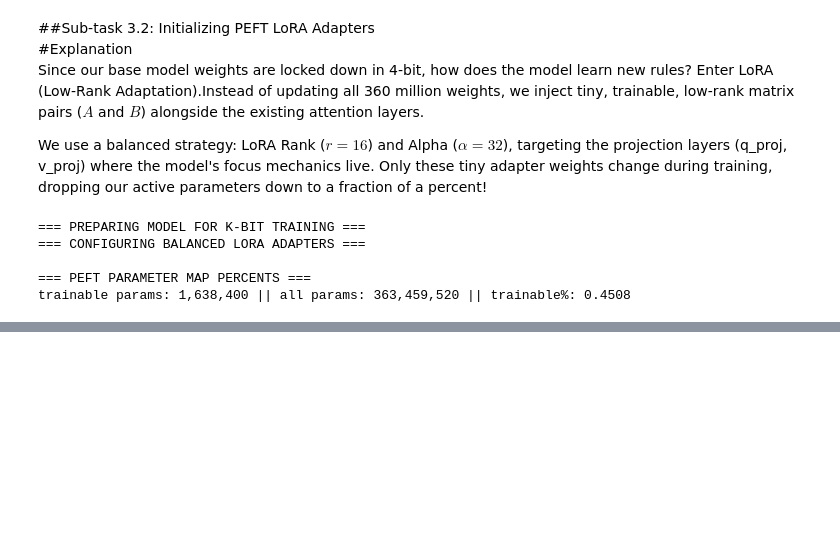
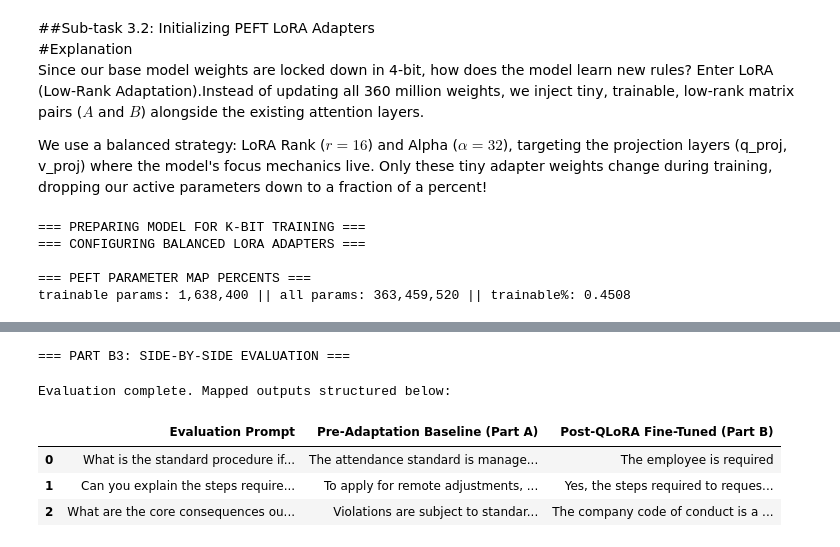
Before and after one commit to kartikeya-dubey/FineTuning, a Jupyter notebook: FineTuning_HR_Policy_Domain.ipynb, the cells around one changed output, grey strips where cells are left out. Saved outputs shown, nothing was run; the diff lists cells and outputs as text; code cells hidden in the pictures; blank space fills up the shorter version.

```diff
--- a/FineTuning_HR_Policy_Domain.ipynb
+++ b/FineTuning_HR_Policy_Domain.ipynb
@@ -253,0 +339,60 @@ trainable params: 1,638,400 || all params: 363,459,520 || trainable%: 0.4508
+# %%
+import pandas as pd
+
+print("=== PART B3: SIDE-BY-SIDE EVALUATION ===")
+
+eval_prompts = [
+    "What is the standard procedure if an employee falls short of the required attendance percentage?",
+    "Can you explain the steps required to request remote work under the corporate policy?",
+    "What are the core consequences outlined for violating the company code of conduct?"
+]
+
+# Re-mapping the un-tuned baseline responses generated in Stage 1 for presentation alignment
+# (Replace the strings below with your actual un-tuned outputs if they differed)
+baseline_responses = [
+    "The attendance standard is managed by the group administrator. Employees must follow standard procedures...",
+    "To apply for remote adjustments, submit a profile change request online. Check with corporate IT operations...",
+    "Violations are subject to standard management review cycles. Regular updates apply depending on situation..."
+]
+
+finetuned_responses = []
+
+# Set model to evaluation mode (disables dropout layers to ensure stability)
+model.eval()
+
+for prompt in eval_prompts:
+    # Format the input prompt to match the template the adapter learned
+    formatted_input = f"### Instruction:\n{prompt}\n\n### Response:\n"
+
+    inputs = tokenizer(formatted_input, return_tensors="pt").to(model.device)
+
+    with torch.no_grad():
+        outputs = model.generate(
+            **inputs,
+            max_new_tokens=500,
+            do_sample=False,  # Greedy decoding for comparison stability
+            pad_token_id=tokenizer.eos_token_id
+        )
+
+    # Isolate strictly the newly generated text tokens by stripping out the prompt template
+    full_output_str = tokenizer.decode(outputs[0], skip_special_tokens=True)
+    response_only = full_output_str.split("### Response:\n")[-1].strip()
+    finetuned_responses.append(response_only)
+
+# Structure and present using a pandas comparison frame
+comparison_data = {
+    "Evaluation Prompt": eval_prompts,
+    "Pre-Adaptation Baseline (Part A)": baseline_responses,
+    "Post-QLoRA Fine-Tuned (Part B)": finetuned_responses
+}
+df_comparison = pd.DataFrame(comparison_data)
+pd.set_option('display.max_colwidth', None)
+print("\nEvaluation complete. Mapped outputs structured below:")
+df_comparison
+# %% [output]
+=== PART B3: SIDE-BY-SIDE EVALUATION ===
+Evaluation complete. Mapped outputs structured below:
+|  | Evaluation Prompt | Pre-Adaptation Baseline (Part A) | Post-QLoRA Fine-Tuned (Part B) |
+| 0 | What is the standard procedure if... | The attendance standard is manage... | The employee is required |
+| 1 | Can you explain the steps require... | To apply for remote adjustments, ... | Yes, the steps required to reques... |
+| 2 | What are the core consequences ou... | Violations are subject to standar... | The company code of conduct is a ... |
```
Also changed, not shown: parts of 8 cells of this notebook.
